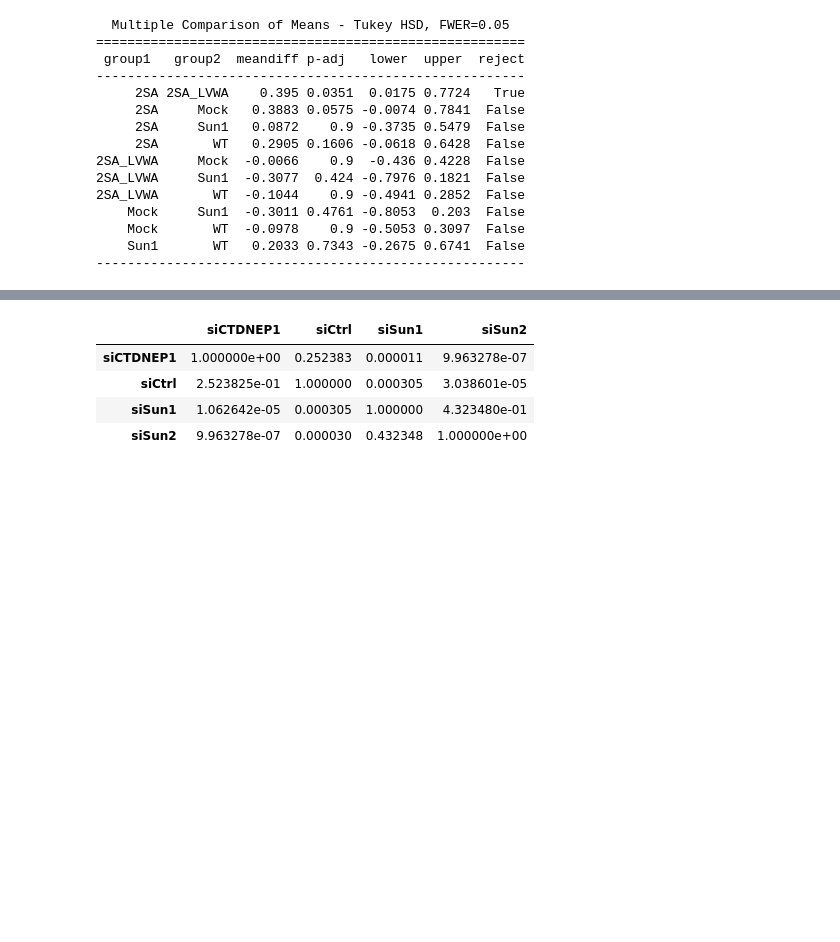
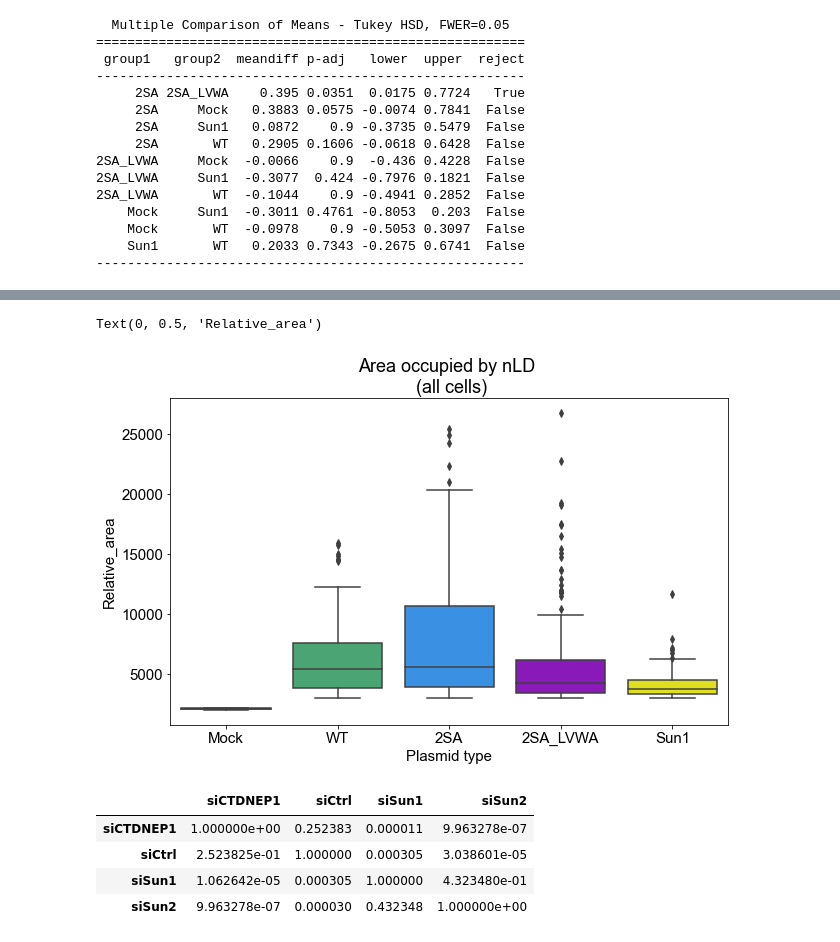
Before and after one commit to shokenlee/Lee_2023_Sun2-Lipid, a Jupyter notebook: Nuclear_LD.ipynb, the cells around one changed output, grey strips where cells are left out. Drawn from its saved outputs; the diff is of its cells as text; code cells hidden in the pictures; blank space fills up the shorter version.

```diff
--- a/Nuclear_LD.ipynb
+++ b/Nuclear_LD.ipynb
@@ -259,3 +301,13 @@ print(res)
+# %%
+fig = plt.figure(figsize=(10,6))
+
+ax1 = fig.add_subplot(111)
+ax1 = sns.boxplot(data=df, x=group_name, order=group_order, y='Mean', palette=my_pal)
+plt.title('Area occupied by nLD \n (all cells)')
+plt.ylabel('Relative_area')
+# %% [output]
+Text(0, 0.5, 'Relative_area')
+[figure, added]
 # %%
 sp.posthoc_dunn(df[df.number_of_nLD > 0], val_col='Relative_nLD_area_fraction', group_col=group_name, p_adjust = None)
 # %% [output]
```
Also changed, not shown: parts of 26 cells of this notebook.
